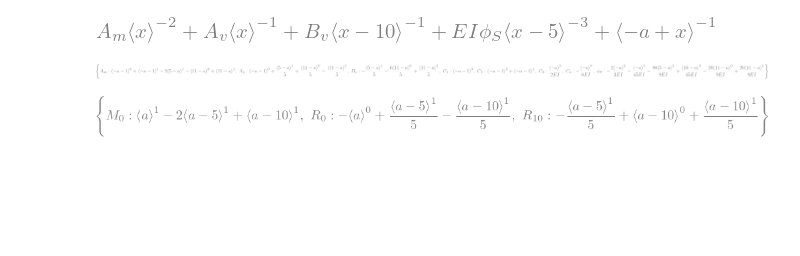
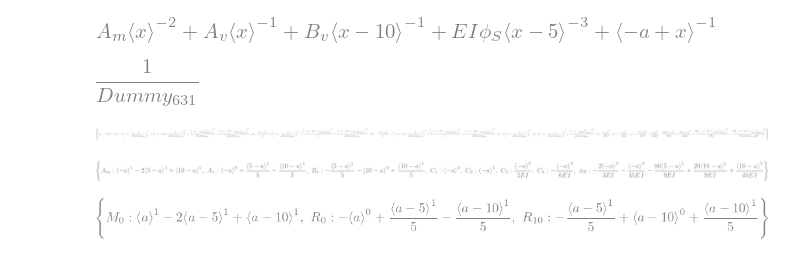
Before and after one commit to Tom-van-Woudenberg/Macaulay-various, a Jupyter notebook: example_julia_2.ipynb, the cells around one changed output. Drawn from its saved outputs; the diff is of its cells as text; code cells hidden in the pictures; blank space fills up the shorter version.

```diff
--- a/example_julia_2.ipynb
+++ b/example_julia_2.ipynb
@@ -25,20 +25,32 @@ M = sym.integrate(V, x) + C_2
 kappa = M / E / I
 phi = sym.integrate(kappa, x) + C_3 + phi_S * sym.SingularityFunction(x, 5, 1)
 w = -sym.integrate(phi, x) + C_4
+# %%
+dummy = sym.Dummy(positive=True)
+eps = 1/dummy
+display(eps)
+#eps = sym.symbols('eps', positive=True)
+# %% [output]
+[figure, added]
 # %%
 Eq1 = sym.Eq(w.subs(x,0),0)
 Eq2 = sym.Eq(w.subs(x,10),0)
 Eq3 = sym.Eq(phi.subs(x,0),0)
-Eq4 = sym.Eq(M.subs(x,0-1),0)
-Eq5 = sym.Eq(M.subs(x,10+1),0)
-Eq6 = sym.Eq(V.subs(x,0-1),0)
-Eq7 = sym.Eq(V.subs(x,10+1),0)
+Eq4 = sym.Eq(M.subs(x,0-eps),0)
+Eq5 = sym.Eq(M.subs(x,10+eps),0)
+Eq6 = sym.Eq(V.subs(x,0-eps),0)
+Eq7 = sym.Eq(V.subs(x,10+eps),0)
 Eq8 = sym.Eq((M + E * I * phi_S * sym.SingularityFunction(x, 5, -1)).subs(x,5),0) #remove infinity
 # %%
 sol = sym.solve((Eq1,Eq2,Eq3,Eq4,Eq5,Eq6,Eq7,Eq8),(C_1,C_2,C_3,C_4,A_v,B_v,A_m,phi_S))
 display(sol)
+for key, value in sol.items():
+    sol[key] = value.subs(dummy,sym.oo)
+    #sol[key] = sym.limit(value, eps, 0)
+display(sol)
 # %% [output]
-[figure, old version]
+[figure, new version]
+[figure, added]
 # %%
 b = Beam(10, E, I)
 M_0, R_0, R_10 = sym.symbols('M_0, R_0, R_10')
```
Also changed, not shown: parts of 3 cells of this notebook, 3 other files.
